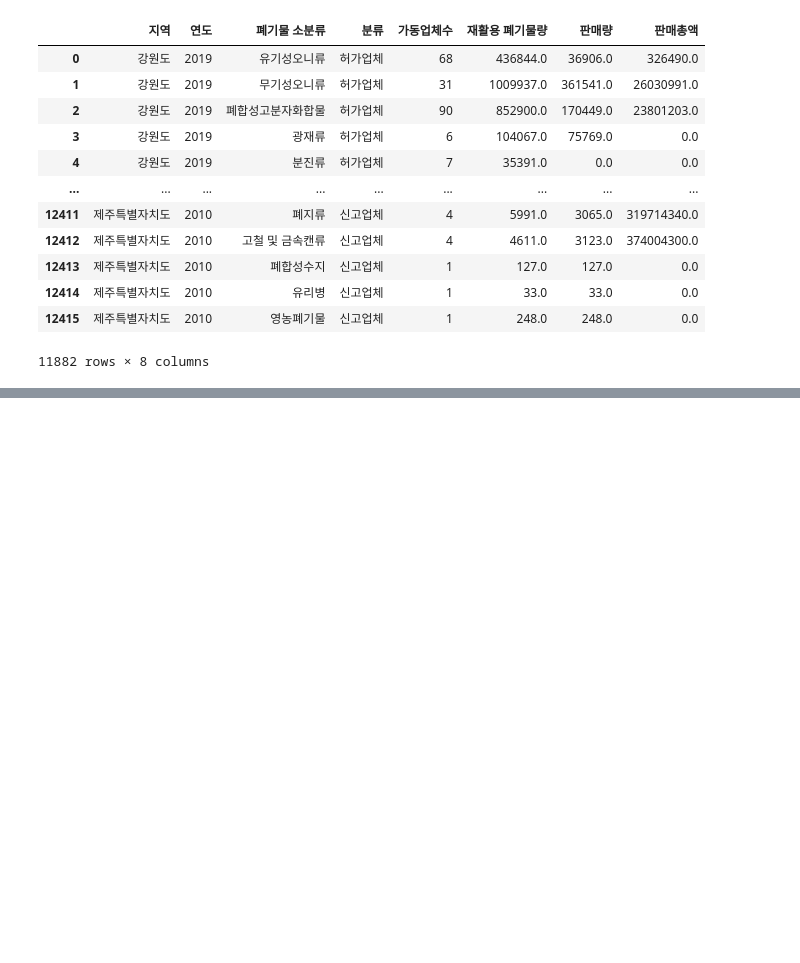
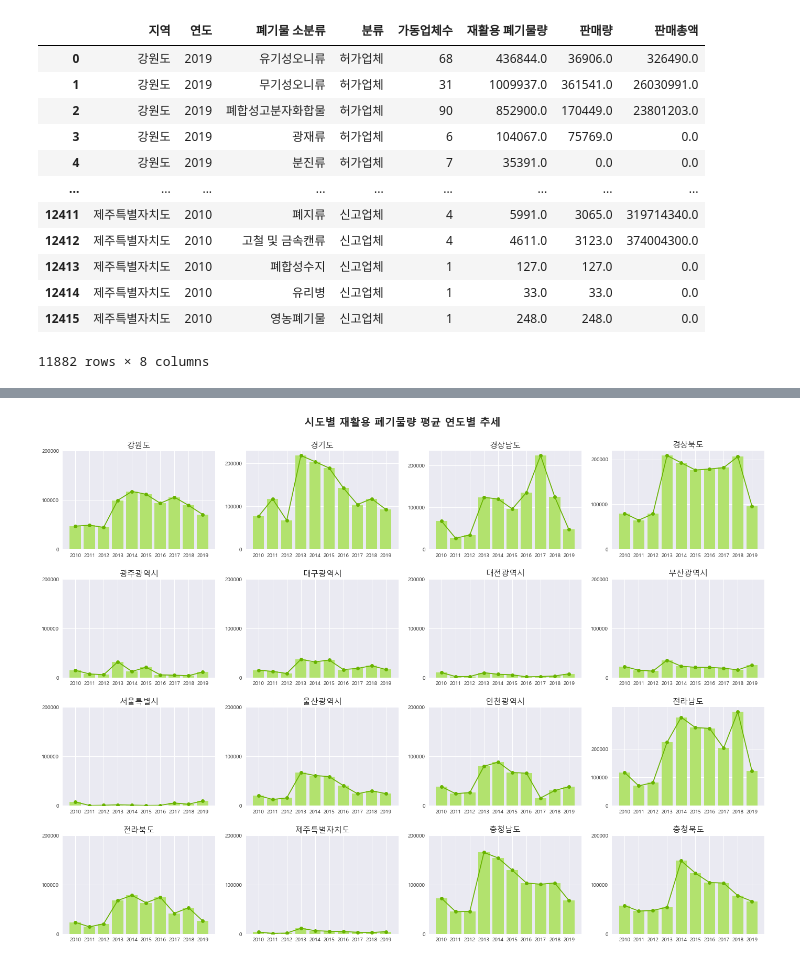
Before and after one commit to huitaek/project_mini_analyze_waste, a Jupyter notebook: src/EDA_hitagi.ipynb, the cells around one changed output, grey strips where cells are left out. Cells and saved outputs as stored; diff of their text form; code cells hidden in the pictures; blank space fills up the shorter version.

```diff
--- a/src/EDA_hitagi.ipynb
+++ b/src/EDA_hitagi.ipynb
@@ -1021,0 +1060,29 @@ get_box_plot()
+# %%
+# 시도별 평균 일반폐기물재활용률 연도별 추세
+
+fig, axs = plt.subplots(4, 4, figsize=(24, 16))
+
+ax, ay = 0, 0
+
+for i in df_sido['지역'].unique():
+    sido_condition = df_sido['지역']== i
+    df_sido_temp = df_sido[sido_condition].groupby(df_sido['연도'])[['가동업체수', '재활용 폐기물량', '판매량', '판매총액']].mean().reset_index()
+
+    if ay==4:
+        ax+=1
+        ay=0
+    axs[ax, ay].bar(df_sido_temp['연도'], df_sido_temp['재활용 폐기물량'], color='#b2e26e')
+    axs[ax, ay].plot(df_sido_temp['연도'], df_sido_temp['재활용 폐기물량'], color='#68b300', marker='o')
+    axs[ax, ay].set_title('{}'.format(i), fontsize=15)
+    axs[ax, ay].set_yticks(list(range(0, 300000, 100000)))
+    axs[ax, ay].set_xticks(list(df_sido['연도'].unique()))
+    axs[ax, ay].spines['top'].set_visible(False)
+    axs[ax, ay].spines['right'].set_visible(False)
+    axs[ax, ay].tick_params(bottom=False)
+    ay+=1
+
+plt.suptitle('시도별 재활용 폐기물량 평균 연도별 추세', fontsize=20, weight='bold')
+fig.subplots_adjust(top=0.925, hspace=0.3)
+plt.show()
+# %% [output]
+[figure, added]
```
Also changed, not shown: parts of 22 cells of this notebook, 4 other files.
